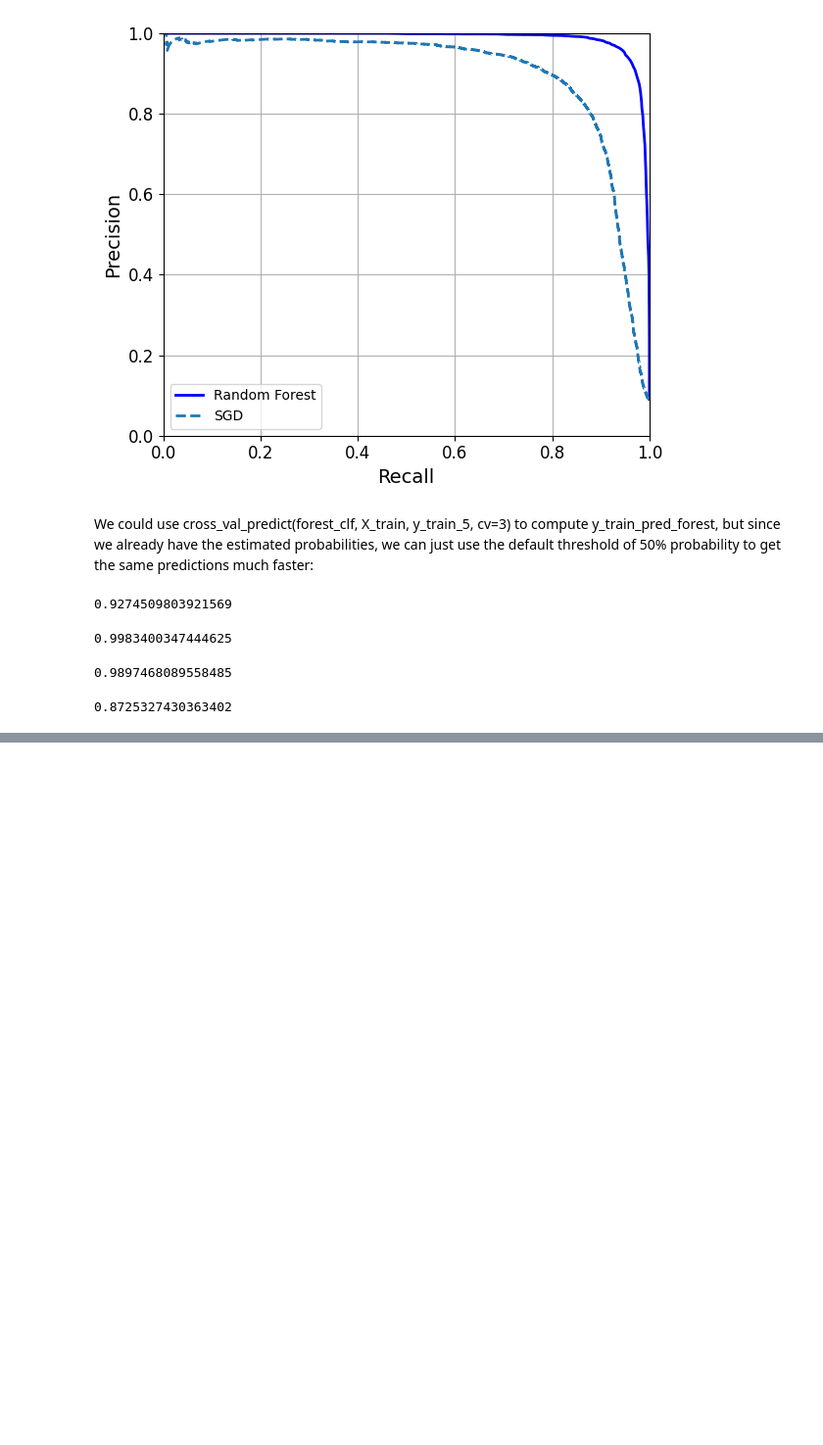
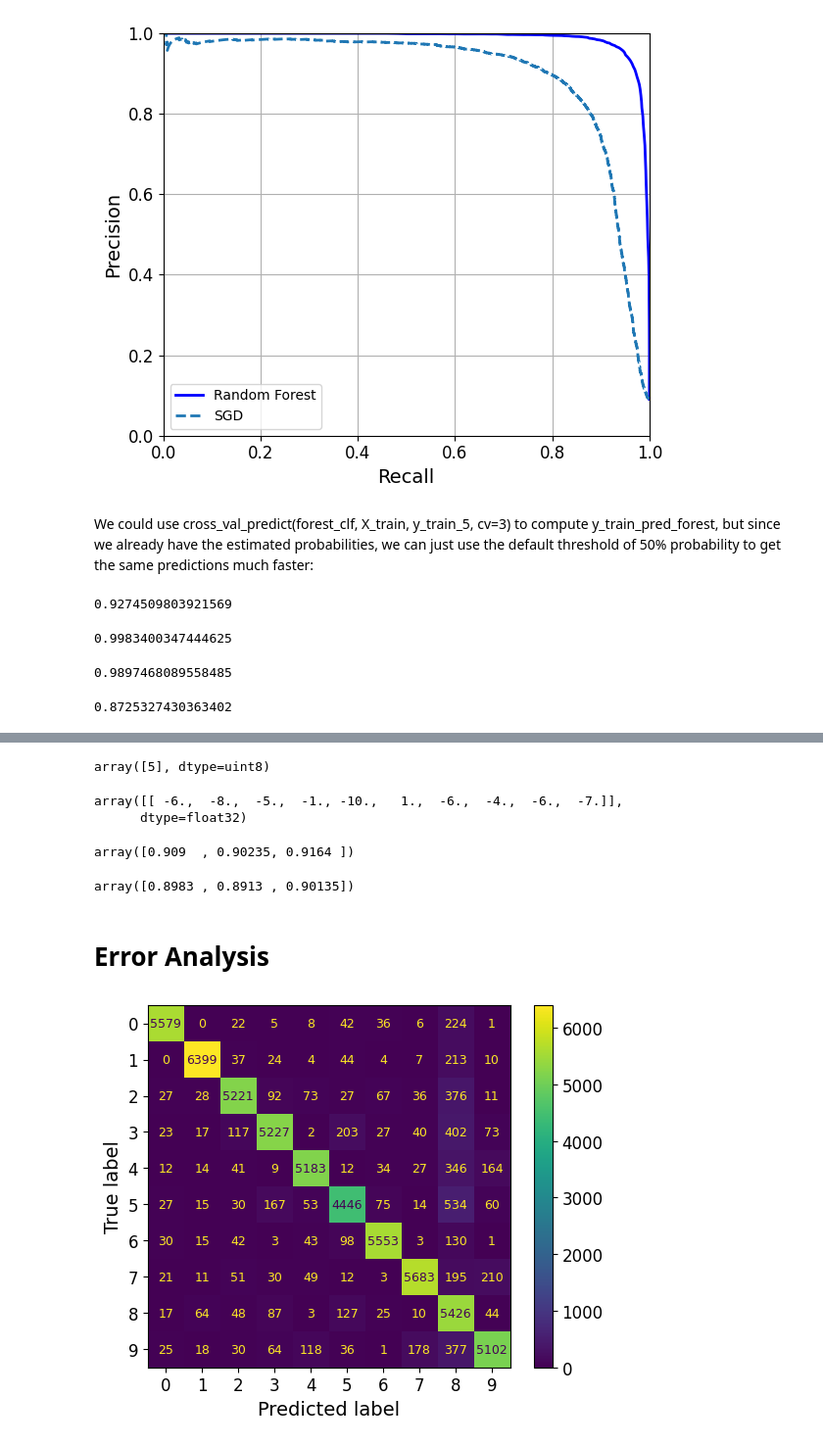
Before and after one commit to Harsha-7989/hands_on_ml, a Jupyter notebook: classification.ipynb, the cells around one changed output, grey strips where cells are left out. Shown at 98% size. Cells and saved outputs as stored; diff of their text form; code cells hidden in the pictures; blank space fills up the shorter version.

```diff
--- a/classification.ipynb
+++ b/classification.ipynb
@@ -424,0 +485,34 @@ recall_score(y_train_5, y_train_pred_forest)
+# %%
+sgd_clf = SGDClassifier(random_state=42)
+sgd_clf.fit(X_train, y_train)
+sgd_clf.predict([X_train[0]])
+# %% [output]
+array([5], dtype=uint8)
+# %%
+sgd_clf.decision_function([X_train[0]]).round()
+# %% [output]
+array([[ -6.,  -8.,  -5.,  -1., -10.,   1.,  -6.,  -4.,  -6.,  -7.]],
+      dtype=float32)
+# %%
+cross_val_score(sgd_clf, X_train, y_train, cv=3, scoring="accuracy")
+# %% [output]
+array([0.909  , 0.90235, 0.9164 ])
+# %%
+from sklearn.preprocessing import StandardScaler
+
+scaler = StandardScaler()
+X_train_scaled = scaler.fit_transform(X_train.astype("float64"))
+cross_val_score(sgd_clf, X_train_scaled, y_train, cv=3, scoring="accuracy")
+# %% [output]
+array([0.8983 , 0.8913 , 0.90135])
+# %% [markdown]
+# Error Analysis
+# %%
+from sklearn.metrics import ConfusionMatrixDisplay
+
+y_train_pred = cross_val_predict(sgd_clf, X_train_scaled, y_train, cv=3)
+plt.rc('font', size=9)
+ConfusionMatrixDisplay.from_predictions(y_train, y_train_pred)
+plt.show()
+# %% [output]
+[figure, added]
```
Also changed, not shown: parts of 20 cells of this notebook.
